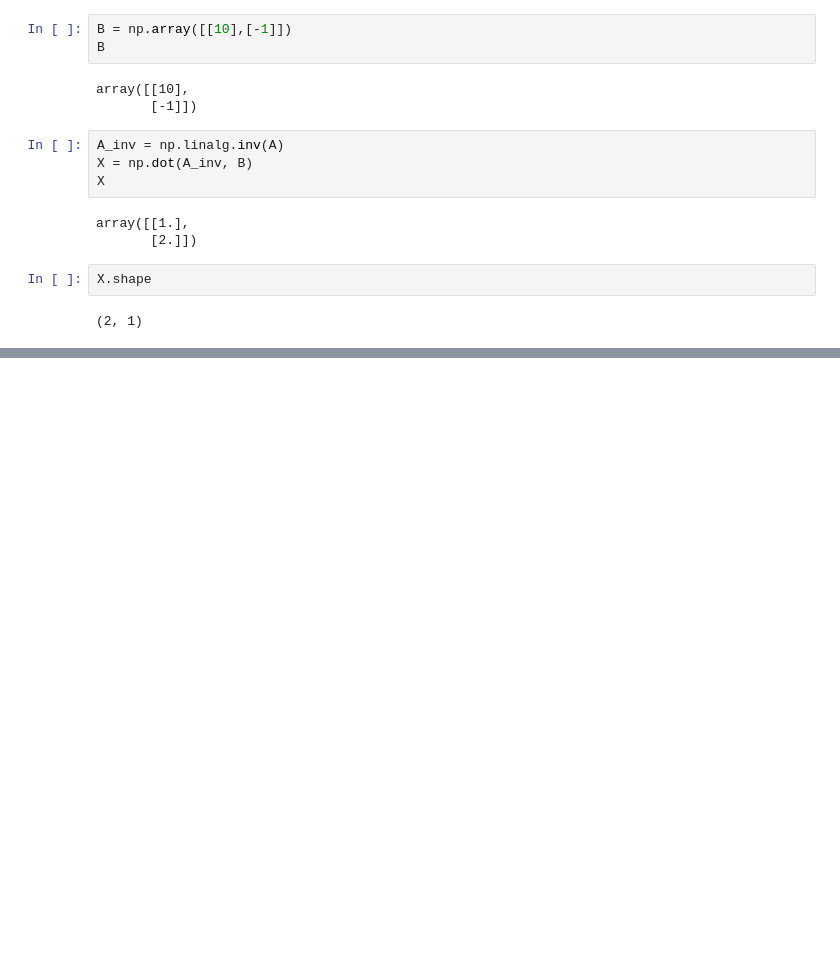
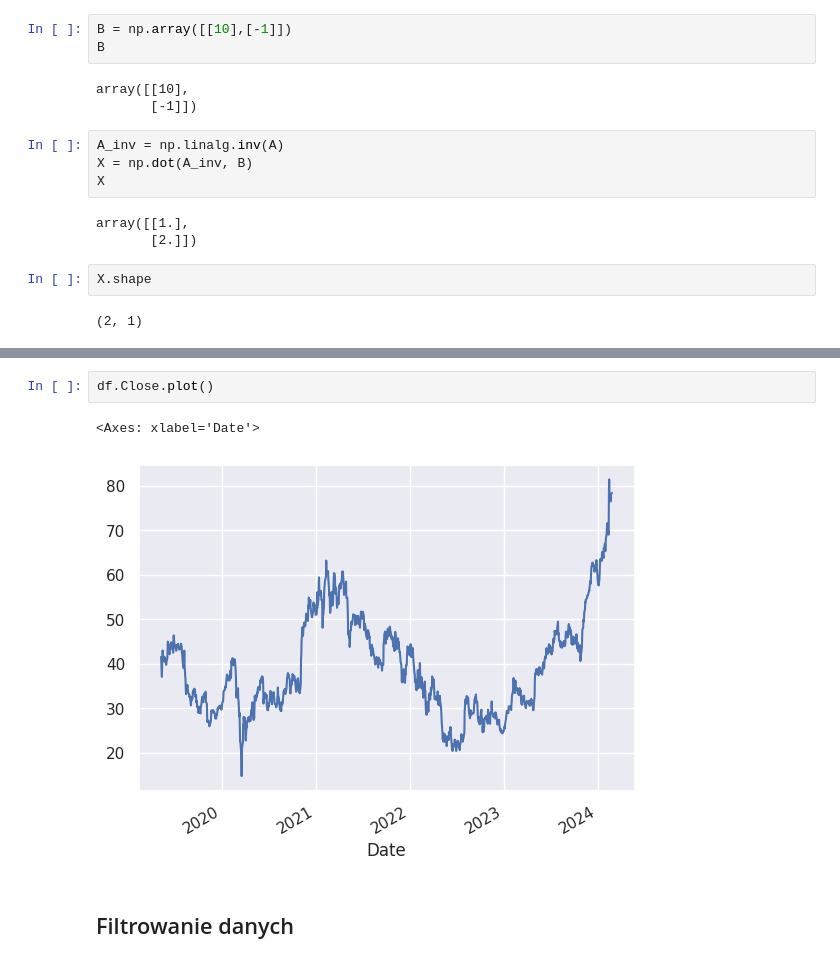
Before and after one commit to AsiaZendarska/data-science-bootcamp, a Jupyter notebook: Kurs_udemy_DataScience.ipynb, the cells around one changed output, grey strips where cells are left out. Cells and saved outputs as stored; diff of their text form; blank space fills up the shorter version.

```diff
--- a/Kurs_udemy_DataScience.ipynb
+++ b/Kurs_udemy_DataScience.ipynb
@@ -949,0 +1971,7 @@ X.shape
+# %%
+df.Close.plot()
+# %% [output]
+<Axes: xlabel='Date'>
+[figure, added]
+# %% [markdown]
+## Filtrowanie danych
```
Also changed, not shown: parts of 271 cells of this notebook.
